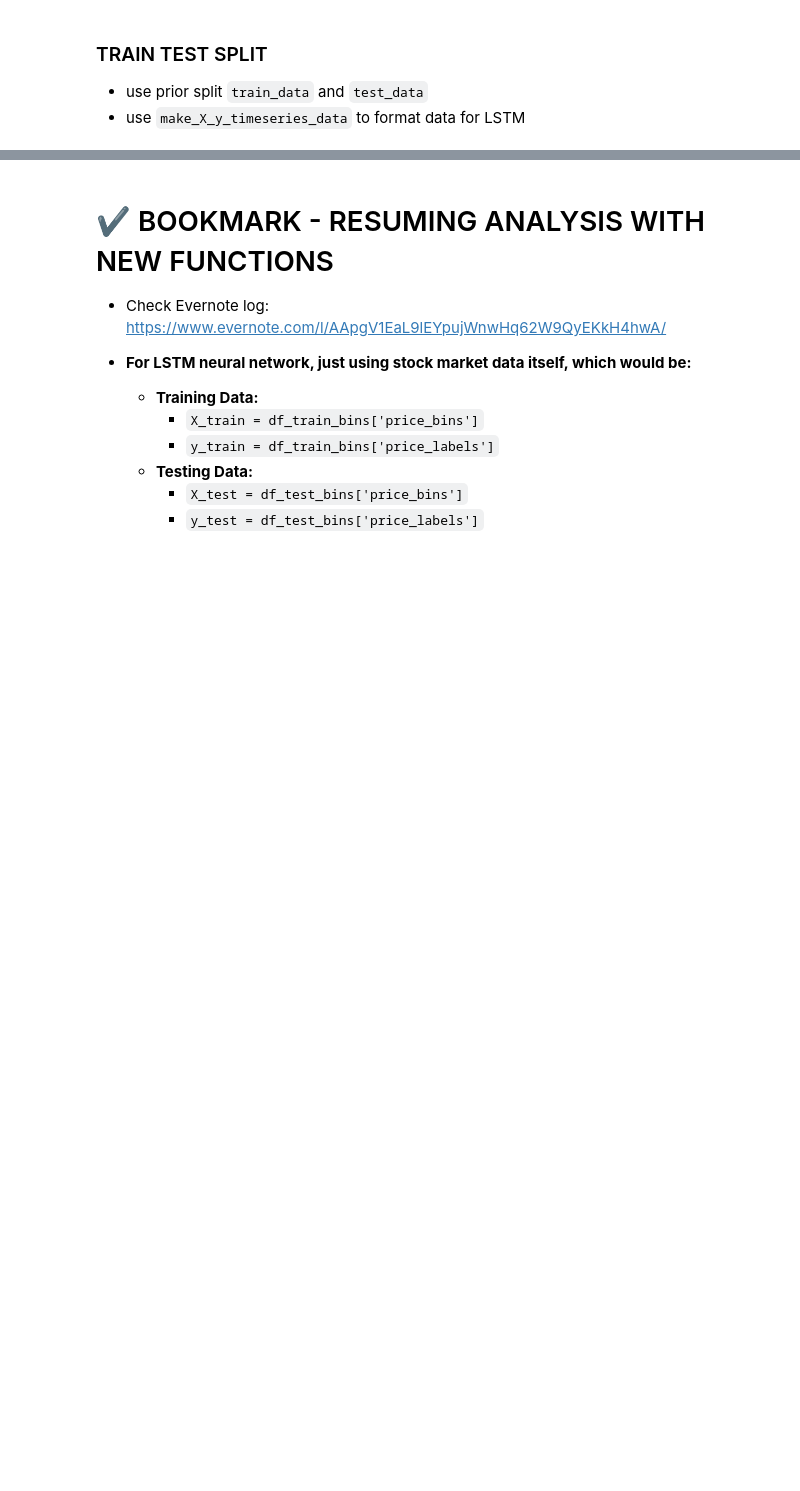
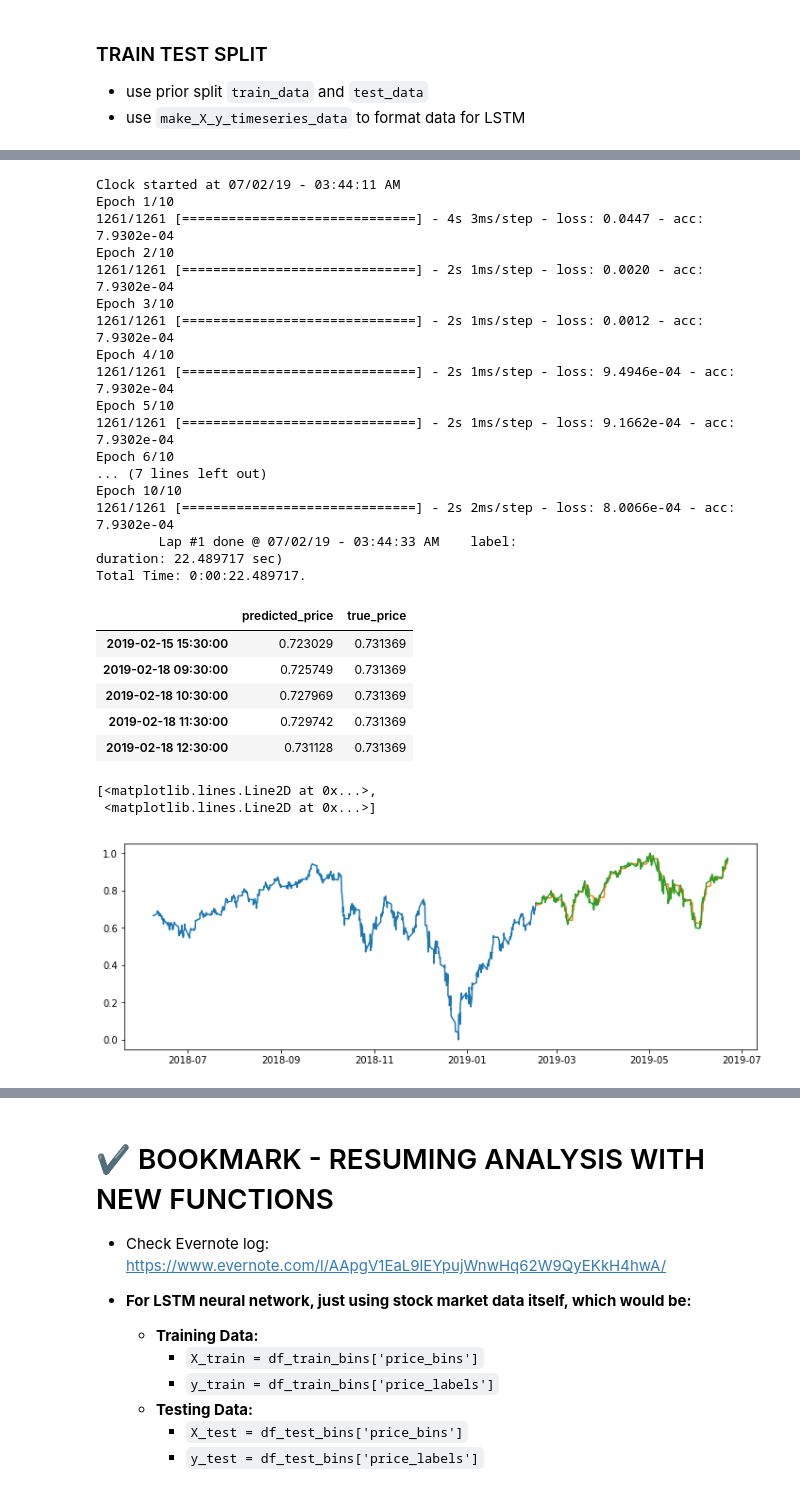
Before and after one commit to jirvingphd/dsc-5-capstone-project-online-ds-ft-021119, a Jupyter notebook: Capstone_Project_Outline_+_Analysis.ipynb, the cells around one changed output, grey strips where cells are left out. Saved outputs shown, nothing was run; the diff lists cells and outputs as text; code cells hidden in the pictures; blank space fills up the shorter version.

Commit message:
LSTM Model Working

```diff
--- a/Capstone_Project_Outline_+_Analysis.ipynb
+++ b/Capstone_Project_Outline_+_Analysis.ipynb
@@ -1863,0 +1820,15 @@ dtype: object
+# %%
+from bs_ds import Clock
+clock = Clock(verbose=0)
+# %%
+from keras.models import Sequential
+from keras.layers import Bidirectional, Dense, LSTM
+model = Sequential()
+input_shape =  (X_train_in.shape[1],1)
+model.add(Bidirectional(LSTM(units=50, return_sequences=True, input_shape =input_shape),input_shape=input_shape))
+model.add(LSTM(units=50))
+# model.add(layers.Dense(25,activation='relu'))
+model.add(layers.Dense(1))
+
+model.compile(loss='mean_squared_error', optimizer='adam',metrics=['acc'])
+model.summary()
@@ -1863,0 +1849,44 @@ dtype: object
+# %%
+clock.tic('')
+history = model.fit(X_train_in,y_train, epochs=10, verbose=1)
+
+# Get predictions and combine with true price
+predictions = model.predict(X_test_in)
+clock.toc('')
+predictions = pd.Series(predictions.ravel(),name='predicted_price',index=index_test)
+true_price =  pd.Series(y_test,name='true_price',index=index_test)
+
+df_predictions = pd.concat([predictions,true_price],axis=1)#, columns=['predicted_price','true_price'], index=index_test)
+display(df_predictions.head())
+
+# Plot outcome
+mpl.rcParams['figure.figsize']=(12,4)
+plt.plot(df_train_bins['price_labels'])
+plt.plot(df_predictions)
+# %% [output]
+Clock started at 07/02/19 - 03:44:11 AM
+Epoch 1/10
+1261/1261 [==============================] - 4s 3ms/step - loss: 0.0447 - acc: 7.9302e-04
+Epoch 2/10
+1261/1261 [==============================] - 2s 1ms/step - loss: 0.0020 - acc: 7.9302e-04
+Epoch 3/10
+1261/1261 [==============================] - 2s 1ms/step - loss: 0.0012 - acc: 7.9302e-04
+Epoch 4/10
+1261/1261 [==============================] - 2s 1ms/step - loss: 9.4946e-04 - acc: 7.9302e-04
+Epoch 5/10
+1261/1261 [==============================] - 2s 1ms/step - loss: 9.1662e-04 - acc: 7.9302e-04
+Epoch 6/10
+... (7 lines left out)
+Epoch 10/10
+1261/1261 [==============================] - 2s 2ms/step - loss: 8.0066e-04 - acc: 7.9302e-04
+        Lap #1 done @ 07/02/19 - 03:44:33 AM    label:                          duration: 22.489717 sec)
+Total Time: 0:00:22.489717.
+|  | predicted_price | true_price |
+| 2019-02-15 15:30:00 | 0.723029 | 0.731369 |
+| 2019-02-18 09:30:00 | 0.725749 | 0.731369 |
+| 2019-02-18 10:30:00 | 0.727969 | 0.731369 |
+| 2019-02-18 11:30:00 | 0.729742 | 0.731369 |
+| 2019-02-18 12:30:00 | 0.731128 | 0.731369 |
+[<matplotlib.lines.Line2D at 0x...>,
+ <matplotlib.lines.Line2D at 0x...>]
+[figure, added]
```
Also changed, not shown: parts of 48 cells of this notebook, 1 other file.
